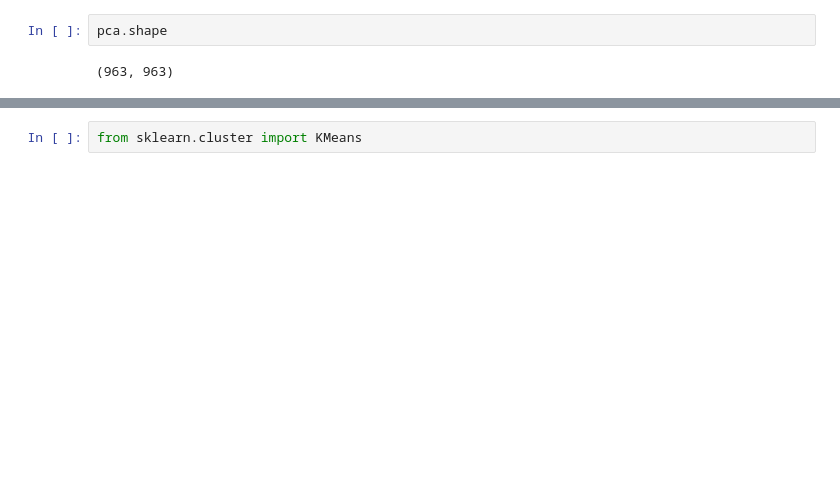
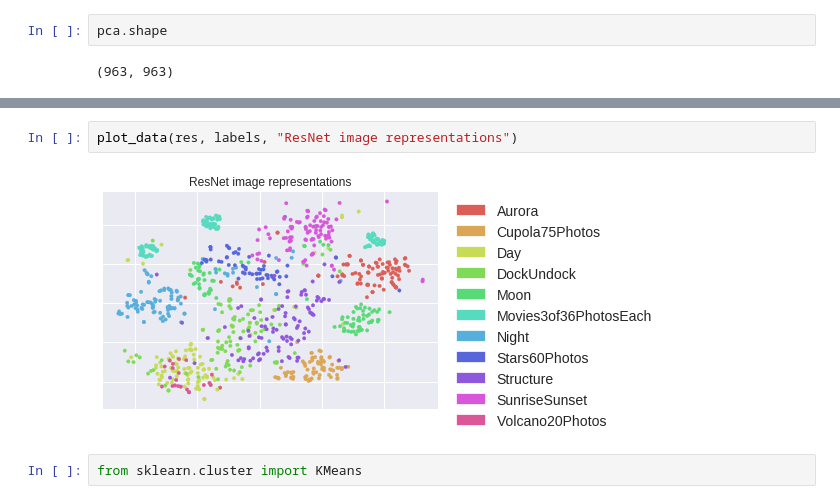
Before and after one commit to benlawson/expert-broccoli, a Jupyter notebook: plot representation.ipynb, the cells around one changed output, grey strips where cells are left out. Drawn from its saved outputs; the diff is of its cells as text; blank space fills up the shorter version.

```diff
--- a/plot representation.ipynb
+++ b/plot representation.ipynb
@@ -77,2 +57,6 @@ plot_data(X, labels, "InceptionNet image representations")
+# %%
+plot_data(res, labels, "ResNet image representations")
+# %% [output]
+[figure, added]
 # %%
 from sklearn.cluster import KMeans
```
Also changed, not shown: parts of 18 cells of this notebook.
